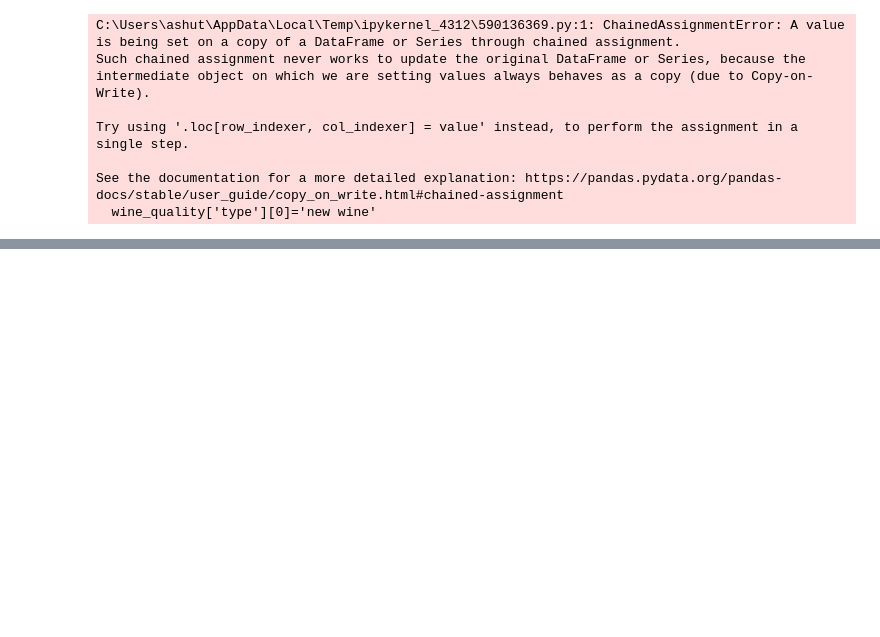
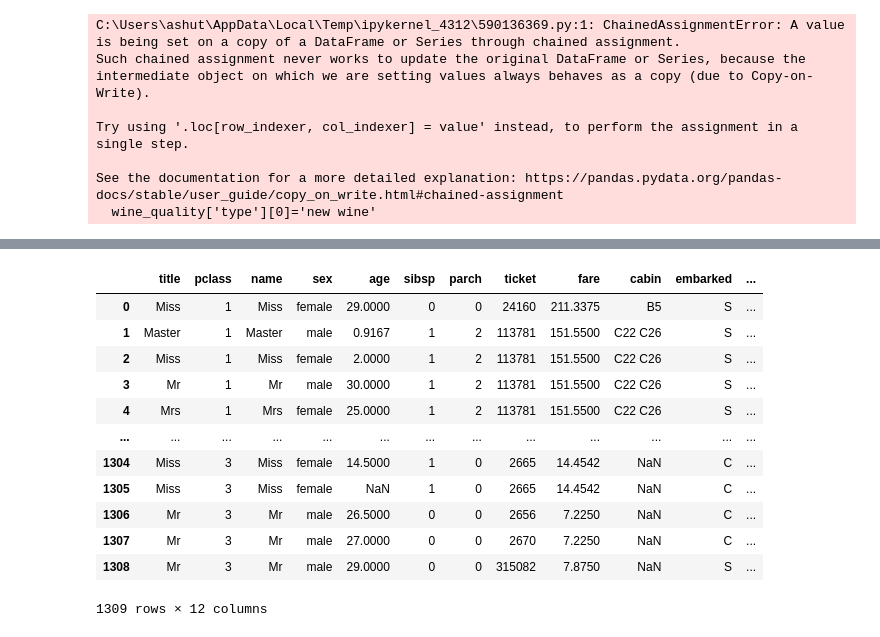
Before and after one commit to Ashuu189/python-libraries-pro, a Jupyter notebook: pandas.ipynb, the cells around one changed output, grey strips where cells are left out. Drawn from its saved outputs; the diff is of its cells as text; code cells hidden in the pictures; blank space fills up the shorter version.

```diff
--- a/pandas.ipynb
+++ b/pandas.ipynb
@@ -515,0 +585,4 @@ wine_quality.head(1)
+# %%
+med=titanic['age'].median()
+# %%
+titanic['age']=titanic['age'].fillna(med)
@@ -515,0 +640,6 @@ wine_quality.head(1)
+# %%
+lst=[]
+for i in titanic['name']:
+    output=i.split(',')[1].split('.')[0]
+    lst.append(output)
+titanic['name']=lst
@@ -515,0 +655,2 @@ wine_quality.head(1)
+# %%
+titanic['title']=lst
@@ -515,0 +666,17 @@ wine_quality.head(1)
+# %%
+d=[11,0,1,2,3,4,5,6,7,8,9,10]
+titanic[titanic.columns[d]]
+# %% [output]
+|  | title | pclass | name | sex | age | sibsp | parch | ticket | fare | cabin | embarked | ... |
+| 0 | Miss | 1 | Miss | female | 29.0000 | 0 | 0 | 24160 | 211.3375 | B5 | S | ... |
+| 1 | Master | 1 | Master | male | 0.9167 | 1 | 2 | 113781 | 151.5500 | C22 C26 | S | ... |
+| 2 | Miss | 1 | Miss | female | 2.0000 | 1 | 2 | 113781 | 151.5500 | C22 C26 | S | ... |
+| 3 | Mr | 1 | Mr | male | 30.0000 | 1 | 2 | 113781 | 151.5500 | C22 C26 | S | ... |
+| 4 | Mrs | 1 | Mrs | female | 25.0000 | 1 | 2 | 113781 | 151.5500 | C22 C26 | S | ... |
+| ... | ... | ... | ... | ... | ... | ... | ... | ... | ... | ... | ... | ... |
+| 1304 | Miss | 3 | Miss | female | 14.5000 | 1 | 0 | 2665 | 14.4542 | NaN | C | ... |
+| 1305 | Miss | 3 | Miss | female | NaN | 1 | 0 | 2665 | 14.4542 | NaN | C | ... |
+| 1306 | Mr | 3 | Mr | male | 26.5000 | 0 | 0 | 2656 | 7.2250 | NaN | C | ... |
+| 1307 | Mr | 3 | Mr | male | 27.0000 | 0 | 0 | 2670 | 7.2250 | NaN | C | ... |
+| 1308 | Mr | 3 | Mr | male | 29.0000 | 0 | 0 | 315082 | 7.8750 | NaN | S | ... |
+1309 rows × 12 columns
```
Also changed, not shown: parts of 18 cells of this notebook, 2 other files.
